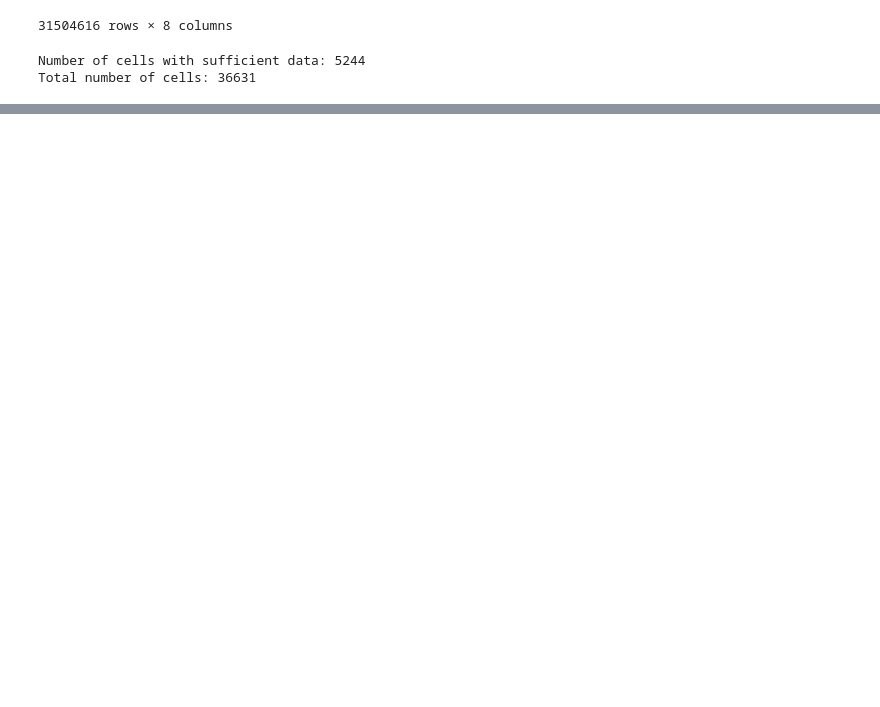
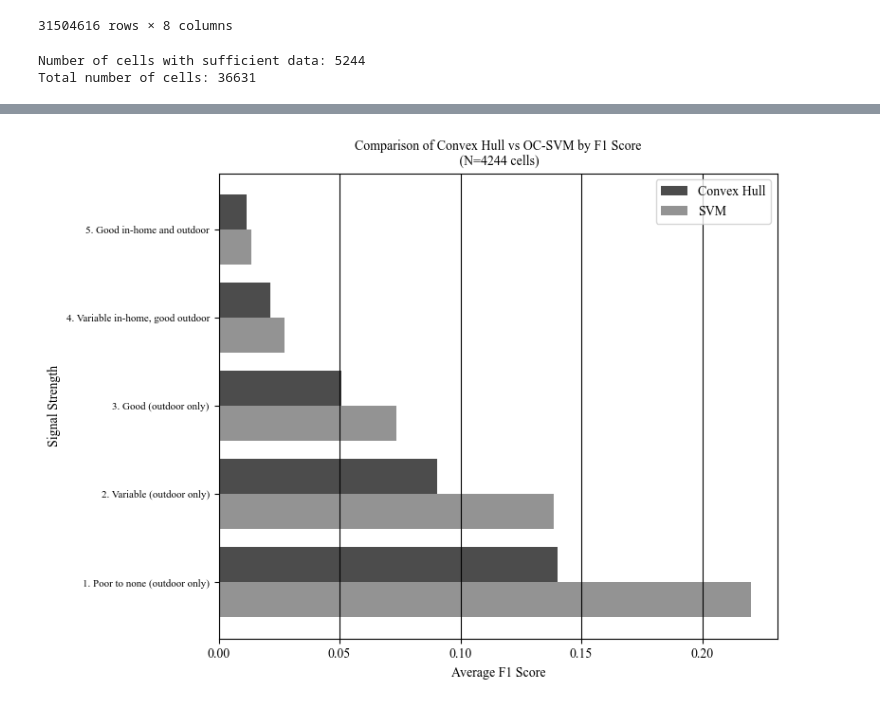
Before and after one commit to timothywong731/mobile_coverage, a Jupyter notebook: cell_coverage.ipynb, the cells around one changed output, grey strips where cells are left out. Drawn from its saved outputs; the diff is of its cells as text; code cells hidden in the pictures; blank space fills up the shorter version.

```diff
--- a/cell_coverage.ipynb
+++ b/cell_coverage.ipynb
@@ -697,0 +719,33 @@ plt.tight_layout()
+# %%
+# Create a horizontal bar plot
+fig, ax = plt.subplots(figsize=(8, 6))
+plt.style.use('grayscale')
+plt.rcParams['font.family'] = 'Times New Roman'
+# White canvas background
+fig.patch.set_facecolor('white')
+
+# Plotting with error bars
+ax.barh(metrics_summary['level'].astype(str).astype(float) + 0.2, metrics_summary['chull_mean'], label='Convex Hull', height=0.4, alpha=0.7, capsize=5)
+ax.barh(metrics_summary['level'].astype(str).astype(float) - 0.2, metrics_summary['svm_mean'], label='SVM', height=0.4, alpha=0.7, capsize=5)
+
+ax.set_xlabel(f'Average {metric.upper()} Score')
+ax.set_ylabel('Signal Strength')
+ax.set_title(f'Comparison of Convex Hull vs OC-SVM by {metric.upper()} Score\n (N={len(allowed_cells)} cells)', fontsize=10)
+
+ax.set_yticks([1,2,3,4,5])
+ax.set_yticklabels([
+    "1. Poor to none (outdoor only)",
+    "2. Variable (outdoor only)",
+    "3. Good (outdoor only)",
+    "4. Variable in-home, good outdoor",
+    "5. Good in-home and outdoor",
+], fontsize=8)
+
+ax.legend()
+ax.grid(axis='x')
+plt.tight_layout()
+
+# Export the chart
+plt.savefig(f"cells/comparison_{metric}.png")
+# %% [output]
+[figure, added]
```
Also changed, not shown: parts of 5 cells of this notebook.
